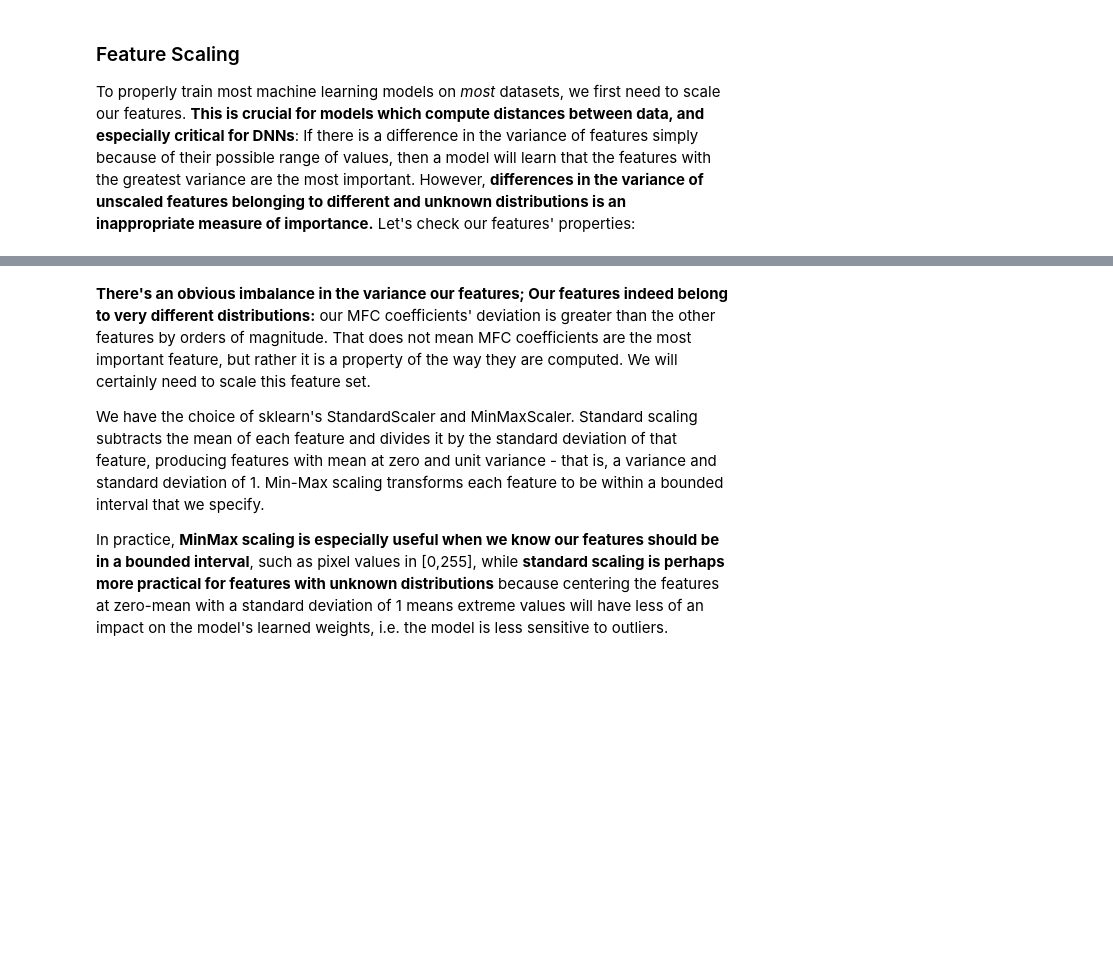
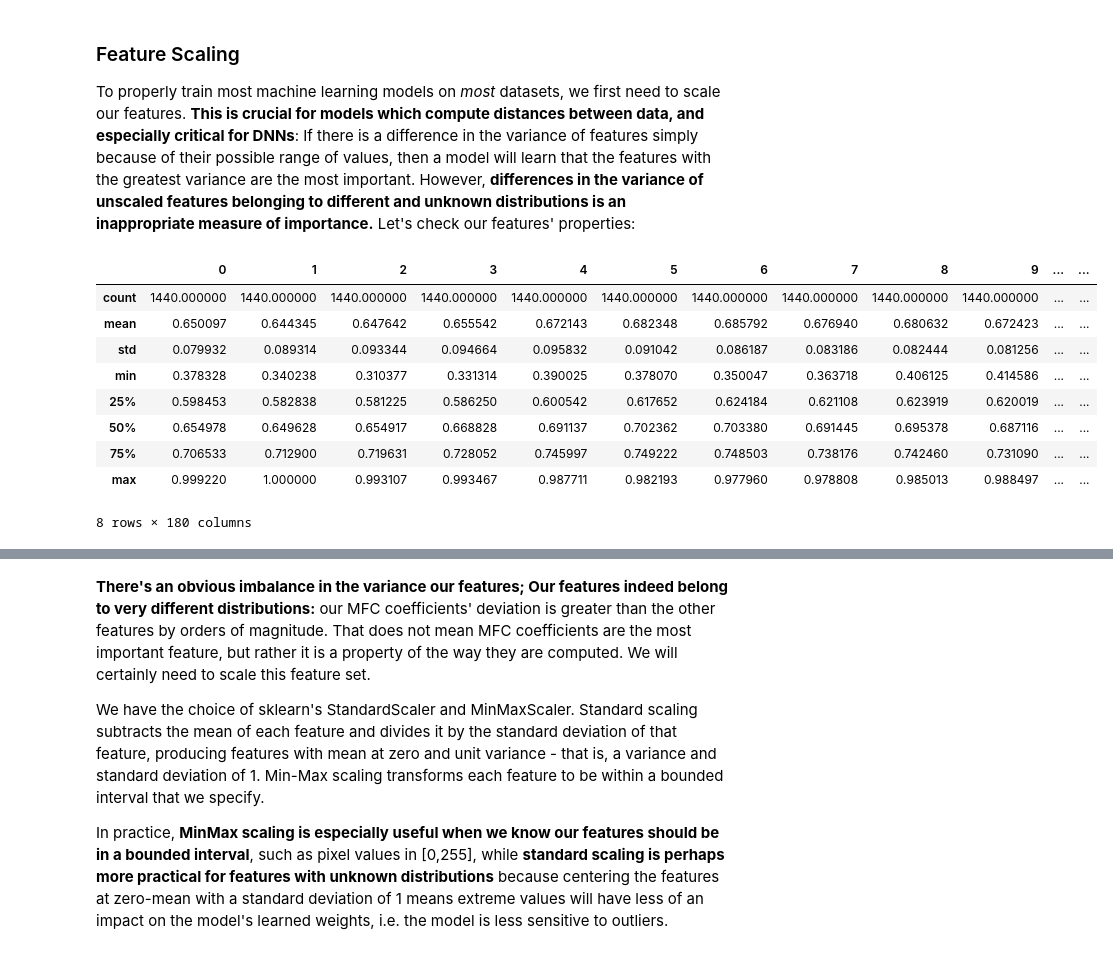
Before and after one commit to CN-EnsonYan/edu-sfu-iat360-Week3-ClassicML, a Jupyter notebook: Week_3_MachineLearning.ipynb, the cells around one changed output, grey strips where cells are left out. Saved outputs shown, nothing was run; the diff lists cells and outputs as text; code cells hidden in the pictures; blank space fills up the shorter version.

```diff
--- a/Week_3_MachineLearning.ipynb
+++ b/Week_3_MachineLearning.ipynb
@@ -271,6 +271,19 @@ plt.show()
 # %% [markdown]
 ### Feature Scaling
 To properly train most machine learning models on _most_ datasets, we first need to scale our features. **This is crucial for models which compute distances between data, and especially critical for DNNs**: If there is a difference in the variance of features simply because of their possible range of values, then a model will learn that the features with the greatest variance are the most important. However, **differences in the variance of unscaled features belonging to different and unknown distributions is an inappropriate measure of importance.** Let's check our features' properties:
+# %%
+features.describe()
+# %% [output]
+|  | 0 | 1 | 2 | 3 | 4 | 5 | 6 | 7 | 8 | 9 | ... | ... |
+| count | 1440.000000 | 1440.000000 | 1440.000000 | 1440.000000 | 1440.000000 | 1440.000000 | 1440.000000 | 1440.000000 | 1440.000000 | 1440.000000 | ... | ... |
+| mean | 0.650097 | 0.644345 | 0.647642 | 0.655542 | 0.672143 | 0.682348 | 0.685792 | 0.676940 | 0.680632 | 0.672423 | ... | ... |
+| std | 0.079932 | 0.089314 | 0.093344 | 0.094664 | 0.095832 | 0.091042 | 0.086187 | 0.083186 | 0.082444 | 0.081256 | ... | ... |
+| min | 0.378328 | 0.340238 | 0.310377 | 0.331314 | 0.390025 | 0.378070 | 0.350047 | 0.363718 | 0.406125 | 0.414586 | ... | ... |
+| 25% | 0.598453 | 0.582838 | 0.581225 | 0.586250 | 0.600542 | 0.617652 | 0.624184 | 0.621108 | 0.623919 | 0.620019 | ... | ... |
+| 50% | 0.654978 | 0.649628 | 0.654917 | 0.668828 | 0.691137 | 0.702362 | 0.703380 | 0.691445 | 0.695378 | 0.687116 | ... | ... |
+| 75% | 0.706533 | 0.712900 | 0.719631 | 0.728052 | 0.745997 | 0.749222 | 0.748503 | 0.738176 | 0.742460 | 0.731090 | ... | ... |
+| max | 0.999220 | 1.000000 | 0.993107 | 0.993467 | 0.987711 | 0.982193 | 0.977960 | 0.978808 | 0.985013 | 0.988497 | ... | ... |
+8 rows × 180 columns
 # %%
 # We would usually use df.describe(), but it provides a bit of a mess of information we don't need at the moment.
 def print_features(df):
```
Also changed, not shown: parts of 8 cells of this notebook.
